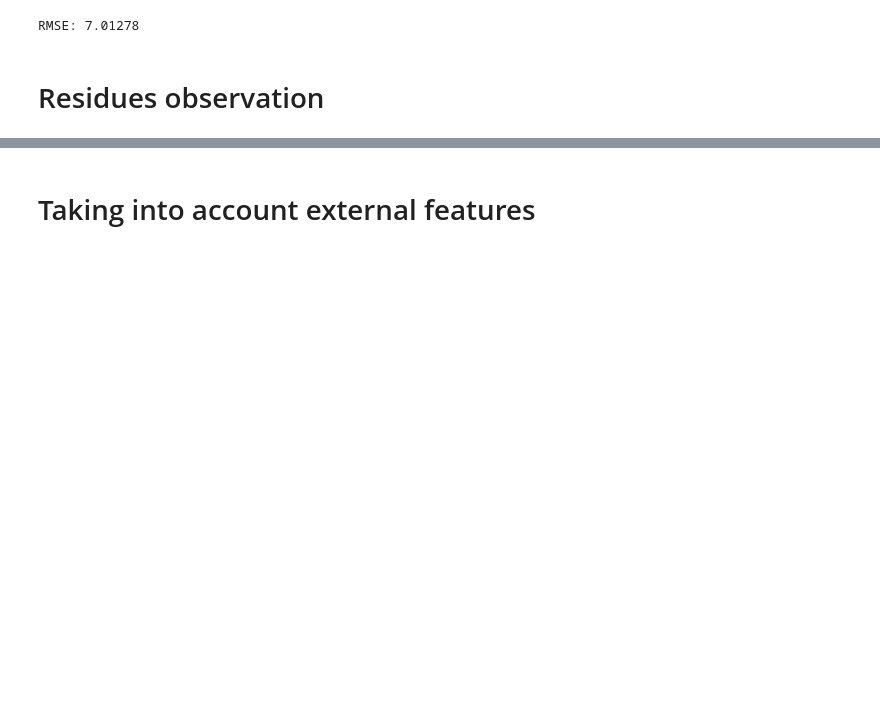
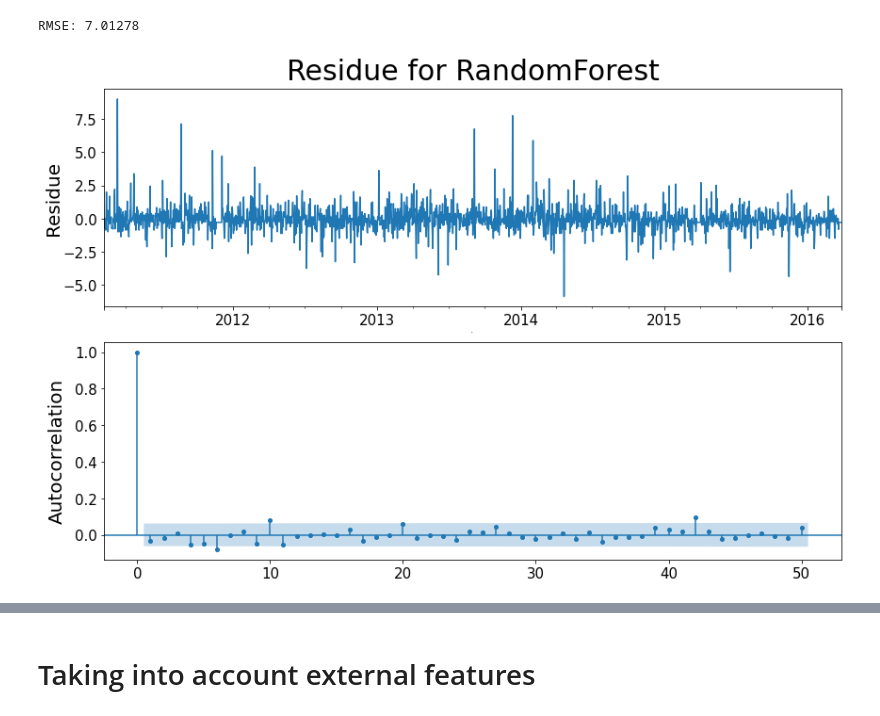
Before and after one commit to MolVlad/Data_Science_Skoltech_Coursework, a Jupyter notebook: Trees_Vlad.ipynb, the cells around one changed output, grey strips where cells are left out. Cells and saved outputs as stored; diff of their text form; code cells hidden in the pictures; blank space fills up the shorter version.

```diff
--- a/Trees_Vlad.ipynb
+++ b/Trees_Vlad.ipynb
@@ -295,10 +296,10 @@ def model_lists_f(model_lists_name, models_grids, data_list, lags):
     # Predict by all models for all data
     for best_model in best_models_list:
         # Predict by single model for all data
-        metrics_test = compute_test_metrics_for_data_list(best_model, train_data_list, test_data_list)
+        metrics_test = compute_test_metrics_for_data_list(best_model, train_data_list, test_data_list, lags)
         metrics_test_list.append(metrics_test)
 
-    print_metrics(metrics_test_list, model_lists_name, "RMSE metric of prediction for test")
+    print_metrics(metrics_test_list, model_lists_name, "RMSE metric of prediction on test")
 
     return best_models_list
 # %%
@@ -448,13 +449,26 @@ estimationCompare(best_models_list[1], products_sales, lags, index=2)
 # %% [output]
 [figure]
 RMSE: 7.01278
-# %% [markdown]
-# Residues observation
 # %%
-def residues(model, title, pad):
+def residues(best_models, data_list, lags, ind, index=0, n_lags=50):
+    model = best_models[index]
+
+    train_data_list, _ = list_train_test_split(data_list)
+    train_data_with_lags_list = add_lags_list(train_data_list, lags)
+    features_train_list, target_train_list = split_to_features_target_list(train_data_with_lags_list)
+
+    features_train = features_train_list[index]
+    target_train = target_train_list[index]
+
+    pred = model.predict(features_train)
+    pred = pd.DataFrame(pred).set_index(target_train.index)[0]
+
+    residue = target_train - pred
+
     fig, axes = plt.subplots(ncols=1, nrows=2, figsize=(12,8))
 
-    axes[0].set_title(title, fontdict={'fontsize':30}, pad=20)
+    axes[0].set_title("Residue for "+str(model).split('(')[0][:-9], \
+               fontdict={'fontsize':30}, pad=10)
 
     labelsize=15
     axes[0].yaxis.set_tick_params(labelsize=labelsize)
@@ -462,23 +476,13 @@ def residues(model, title, pad):
     axes[1].yaxis.set_tick_params(labelsize=labelsize)
     axes[1].xaxis.set_tick_params(labelsize=labelsize)
 
-    (model.resid/1000).plot(ax=axes[0], legend=False)
-    sm.graphics.tsa.plot_acf(model.resid.values.squeeze(), lags=800, ax=axes[1], markersize=4, title='')
+    residue.plot(ax=axes[0], legend=False)
+    sm.graphics.tsa.plot_acf(residue[ind], lags=n_lags, ax=axes[1], markersize=4, title='')
 
     ylabelsize=20
-    axes[0].set_ylabel('Residue, k', fontsize=ylabelsize, labelpad=pad[0])
+    axes[0].set_ylabel('Residue', fontsize=ylabelsize, labelpad=0)
     axes[0].set_xlabel('Date', fontsize=0)
-    axes[1].set_ylabel('Autocorrelation', fontsize=ylabelsize,labelpad=pad[1])
+    axes[1].set_ylabel('Autocorrelation', fontsize=ylabelsize,labelpad=9)
 
     plt.tight_layout()
     plt.show()
-
-    p_stud=stats.ttest_1samp(model.resid, 0)[1]
-    p_adf=sm.tsa.stattools.adfuller(model.resid)[1]
-
-    if p_adf < 0.005:
-        str_adf='is rejected completely'
-    else:
-        str_adf='can not be rejected'
-    print("Student's test: p=%.5f. Null hypothesis - residues are unbiased "% p_stud)
-    print("Dickey–Fuller test: p=%s\nNull hypothesis - series is non-stationary - "% "{:e}".format(p_adf) + str_adf)
@@ -486,0 +489,4 @@ residues(food_model, 'Food residues', (0,9))
+# %%
+residues(best_models_list[1], products_sales, lags,  np.arange(1000), index=1, n_lags=50)
+# %% [output]
+[figure, added]
```
Also changed, not shown: parts of 18 cells of this notebook, 1 other file.
